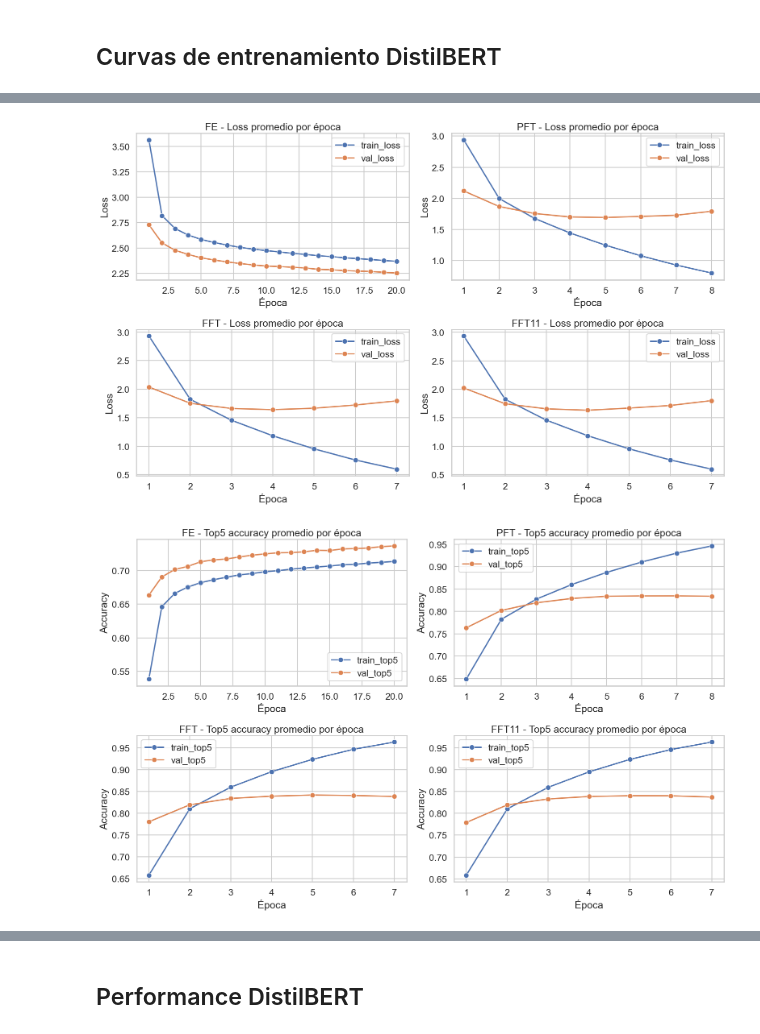
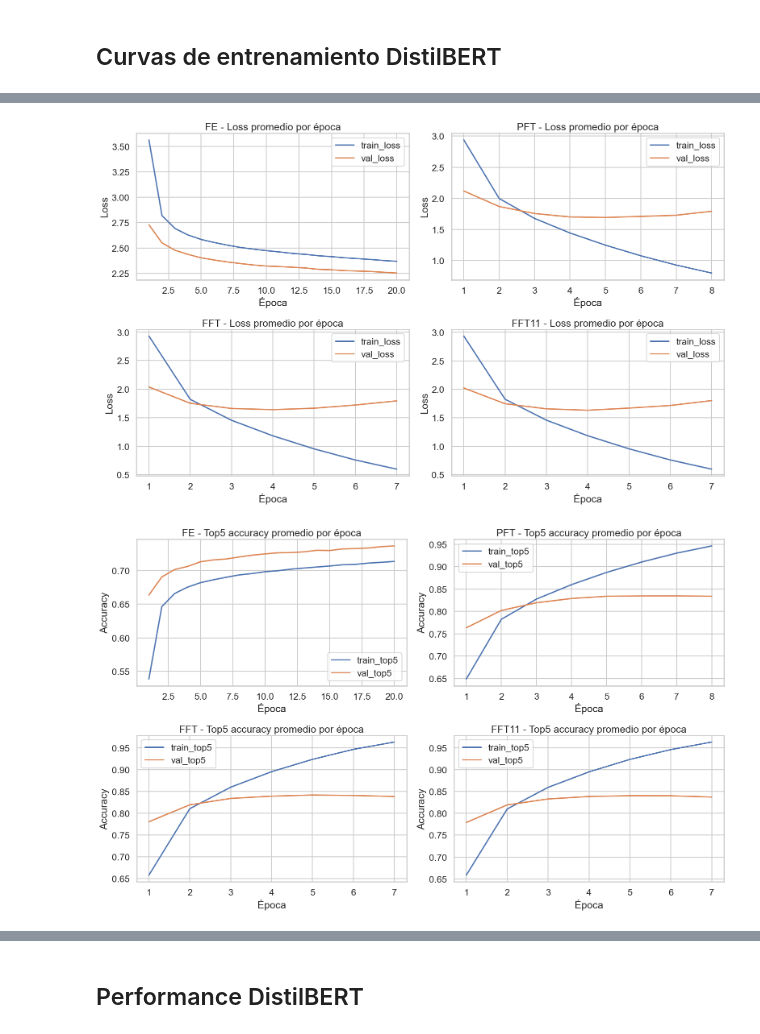
Before and after one commit to sstedoldi/tt1_clasi, a Jupyter notebook: 05-HSrecomm_iter_results_analysis.ipynb, the cells around one changed output, grey strips where cells are left out. Drawn from its saved outputs; the diff is of its cells as text; code cells hidden in the pictures.

```diff
--- a/05-HSrecomm_iter_results_analysis.ipynb
+++ b/05-HSrecomm_iter_results_analysis.ipynb
@@ -560,8 +648,8 @@ axes = axes.flatten()
 for ax, train_type in zip(axes, ['FE','PFT','FFT','FFT11']):
     df = dist_history[dist_history['train_type']==train_type]
     mean_by_epoch = df.groupby('epoch')[['train_loss','val_loss']].mean().reset_index()
-    sns.lineplot(data=mean_by_epoch, x='epoch', y='train_loss', marker='o', label='train_loss', ax=ax)
-    sns.lineplot(data=mean_by_epoch, x='epoch', y='val_loss', marker='o', label='val_loss', ax=ax)
+    sns.lineplot(data=mean_by_epoch, x='epoch', y='train_loss', label='train_loss', ax=ax)
+    sns.lineplot(data=mean_by_epoch, x='epoch', y='val_loss', label='val_loss', ax=ax)
     ax.set_title(f'{train_type} - Loss promedio por época')
     ax.set_xlabel('Época')
     ax.set_ylabel('Loss')
@@ -569,21 +657,20 @@ for ax, train_type in zip(axes, ['FE','PFT','FFT','FFT11']):
 plt.tight_layout()
 plt.show()
 # %% [output]
-[figure, old version]
+[figure, new version]
 # %%
-
 fig, axes = plt.subplots(2, 2, figsize=(16,10), sharex=False)
 axes = axes.flatten()
 for ax, train_type in zip(axes, ['FE','PFT','FFT','FFT11']):
     df = dist_history[dist_history['train_type']==train_type]
     mean_by_epoch = df.groupby('epoch')[['train_top5_acc','val_top5_acc']].mean().reset_index()
-    sns.lineplot(data=mean_by_epoch, x='epoch', y='train_top5_acc', marker='o', label='train_top5', ax=ax)
-    sns.lineplot(data=mean_by_epoch, x='epoch', y='val_top5_acc', marker='o', label='val_top5', ax=ax)
+    sns.lineplot(data=mean_by_epoch, x='epoch', y='train_top5_acc', label='train_top5', ax=ax)
+    sns.lineplot(data=mean_by_epoch, x='epoch', y='val_top5_acc', label='val_top5', ax=ax)
     ax.set_title(f'{train_type} - Top5 accuracy promedio por época')
     ax.set_xlabel('Época')
     ax.set_ylabel('Accuracy')
     ax.legend()
 plt.tight_layout()
 plt.show()
 # %% [output]
-[figure, old version]
+[figure, new version]
```
Also changed, not shown: parts of 11 cells of this notebook, 13 other files.
